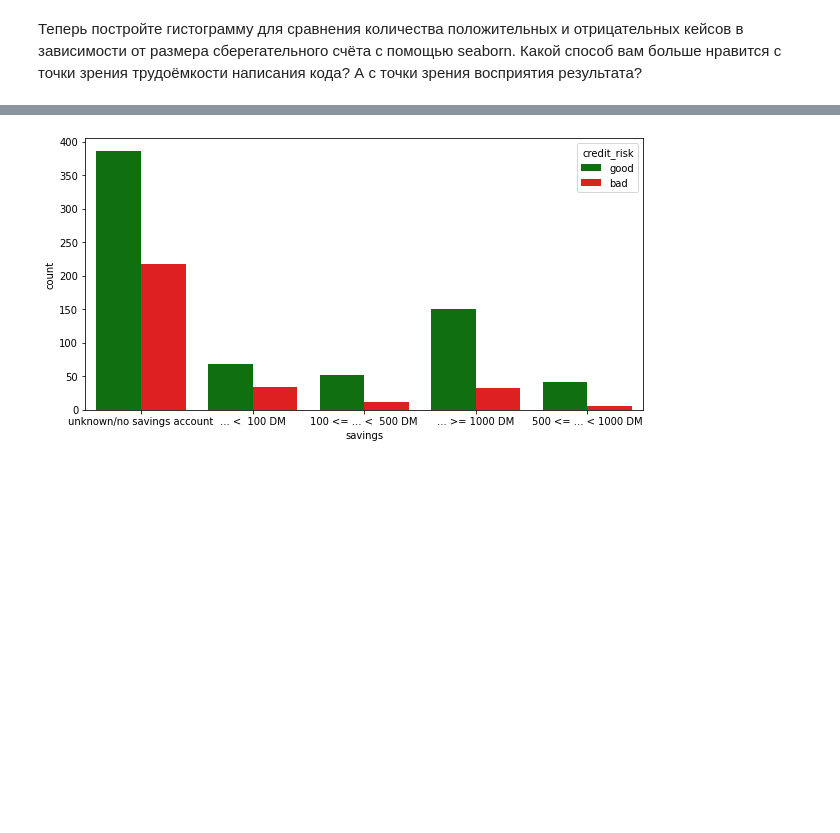
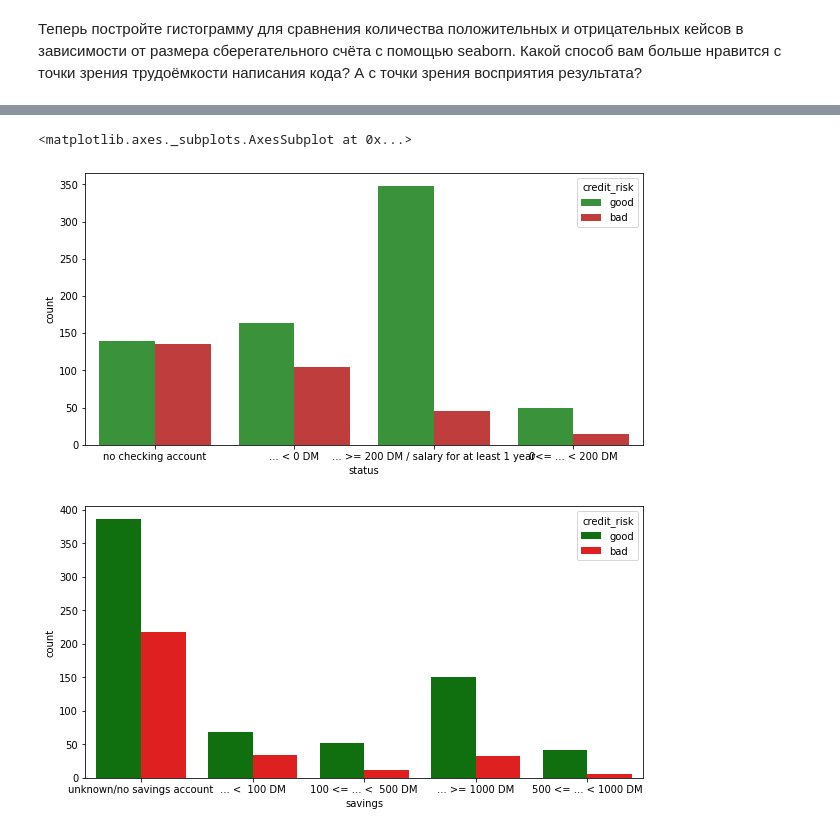
Before and after one commit to TyurinIvan/iad2021, a Jupyter notebook: hw3/hw03-EDA.ipynb, the cells around one changed output, grey strips where cells are left out. Cells and saved outputs as stored; diff of their text form; code cells hidden in the pictures; blank space fills up the shorter version.

```diff
--- a/hw3/hw03-EDA.ipynb
+++ b/hw3/hw03-EDA.ipynb
@@ -269,3 +213,10 @@ TypeError: ignored
+# %%
+plt.figure(figsize=(10, 5))
+sns.countplot(x=df["status"], hue=df["credit_risk"], palette=sns.color_palette()[2:])
+#sns.countplot(x=df["status"], hue=df["credit_risk"], palette=['#432371',"#FAAE7B"]);
+# %% [output]
+<matplotlib.axes._subplots.AxesSubplot at 0x...>
+[figure, added]
 # %%
 # your code here
 # %% [output]
```
Also changed, not shown: parts of 10 cells of this notebook.
